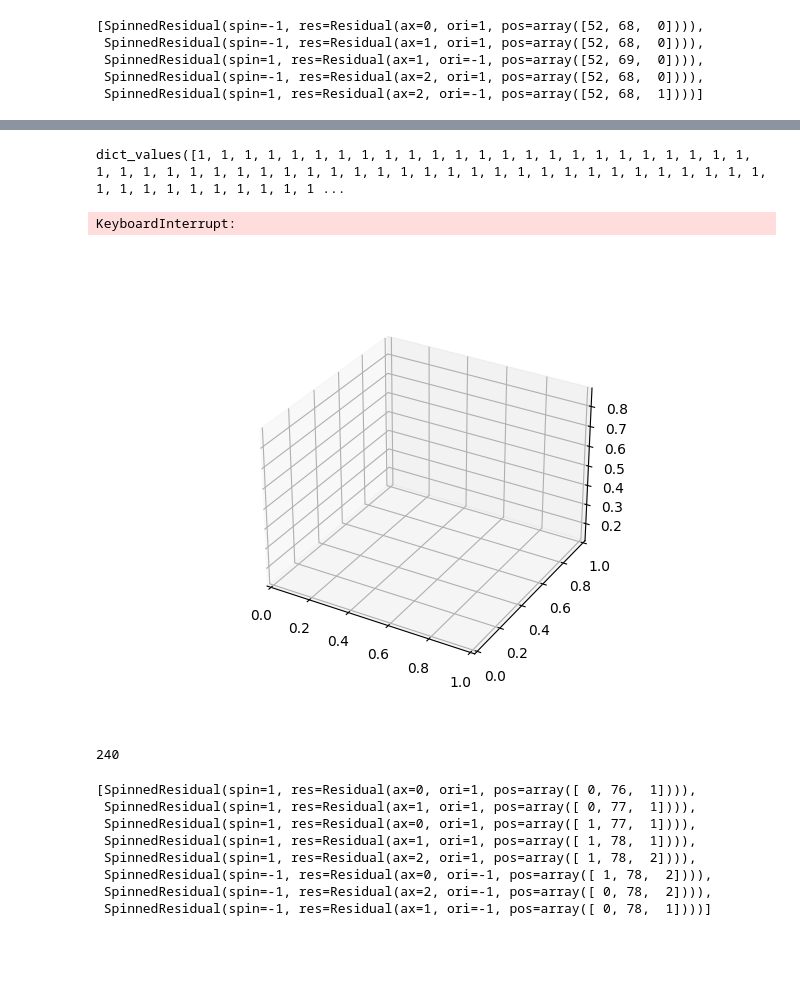
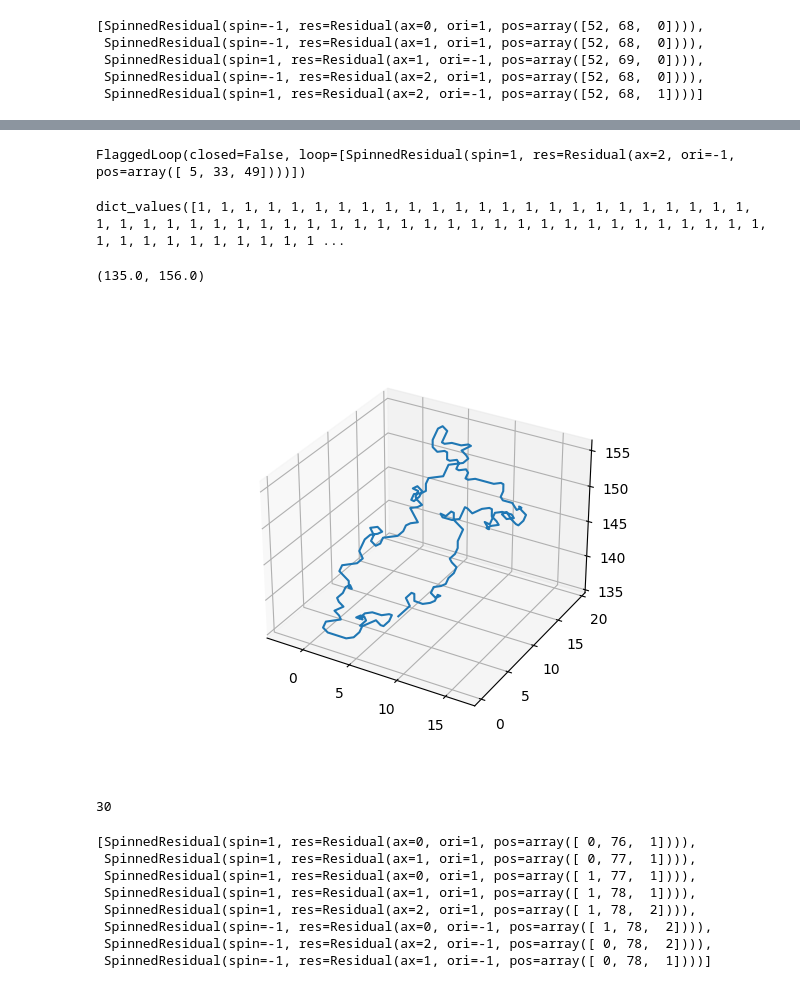
Before and after one commit to Mehdi5578/3DPU_Plateau_Problem, a Jupyter notebook: solution.ipynb, the cells around one changed output, grey strips where cells are left out. Saved outputs shown, nothing was run; the diff lists cells and outputs as text; code cells hidden in the pictures; blank space fills up the shorter version.

```diff
--- a/solution.ipynb
+++ b/solution.ipynb
@@ -109,3 +154,0 @@ for loop in loops :
-# %%
-r = unprocessed_residual(marker2)
-search_loop(SpinnedResidual(1,r),shape,marker=marker2)
@@ -114,0 +172,16 @@ FlaggedLoop(closed=False, loop=[SpinnedResidual(spin=1, res=Residual(ax=0, ori=1
+# %%
+retrouve = next_s
+k1 = 0
+for i,loop in enumerate(loops):
+    if SpinnedResidual(1,retrouve.res) in loop.loop:
+        k1 = i
+# unprocess_all(res,marker1)
+# pos1 = loops[13].loop[0]
+# d = search_loop(pos1,shape,marker1,True)
+
+# for pos in d.loop:
+
+#     print(pos,marker1[pos.res])
+loop_ret =  loops[k1].loop
+print(next_s)
+print(np.array(loop_ret))
@@ -114,0 +190,17 @@ FlaggedLoop(closed=False, loop=[SpinnedResidual(spin=1, res=Residual(ax=0, ori=1
+# %%
+retrouve = next_s2
+k = 0
+for i,loop in enumerate(loops):
+    if SpinnedResidual(1,retrouve.res) in loop.loop:
+        k = i
+# unprocess_all(res,marker1)
+# pos1 = loops[13].loop[0]
+# d = search_loop(pos1,shape,marker1,True)
+
+# for pos in d.loop:
+
+#     print(pos,marker1[pos.res])
+loop_ret2 =  loops[k].loop
+print(next_s2)
+
+print(np.array(loop_ret2))
@@ -158,0 +245,6 @@ FlaggedLoop(closed=False, loop=[SpinnedResidual(spin=1, res=Residual(ax=0, ori=1
+# %%
+pos = SpinnedResidual(spin=1, res=Residual(ax=2, ori=-1, pos=np.array([ 5, 33, 49])))
+unprocess_all(res,marker1)
+search_loop(pos,shape,marker1)
+# %% [output]
+FlaggedLoop(closed=False, loop=[SpinnedResidual(spin=1, res=Residual(ax=2, ori=-1, pos=array([ 5, 33, 49])))])
@@ -209,45 +304,46 @@ ax.set_aspect('equal')
 X = []
 Y = []
 Z = []
-for loop in loops:
-    if  loop.closed:
+for loop in loops[259:259+1]:
+    if True:
         lasso_positions = []
         for r in loop.loop:
             pos = [r.res.ax] + list(r.res.pos)
             if pos[0] == 2:
                 new_pos = [pos[1]+0.5,pos[2] + 0.5,pos[3]]
             elif pos[0] == 1:
                 new_pos = [pos[1]+0.5,pos[2],pos[3]+0.5]
             elif pos[0] == 0:
                 new_pos = [pos[1],pos[2] + 0.5,pos[3]+0.5]
 
             lasso_positions.append(new_pos)
         xs = [pos[0] for pos in lasso_positions]
         ys = [pos[1] for pos in lasso_positions]
         zs = [pos[2] for pos in lasso_positions]
         ax.plot(xs,ys,zs)
         Z = Z + zs
         X = X + xs
         Y = Y + ys
 
 X = np.array(X)
 Y = np.array(Y)
 Z = np.array(Z)
 max_range = np.array([X.max()-X.min(), Y.max()-Y.min(), Z.max()-Z.min()]).max() / 2.0 + 0.5
 
 mid_x = (X.max()+X.min()) * 0.5
 mid_y = (Y.max()+Y.min()) * 0.5
 mid_z = (Z.max()+Z.min()) * 0.5
 ax.set_xlim(mid_x - max_range, mid_x + max_range)
 ax.set_ylim(mid_y - max_range, mid_y + max_range)
 ax.set_zlim(mid_z - max_range, mid_z + max_range)
 # %% [output]
-KeyboardInterrupt:
+(135.0, 156.0)
-[figure, old version]
+[figure, new version]
-# %%
-len(marker.items())
-# %% [output]
-240
+# %%
+# len(set(loops[k1].loop))
+len(loops[k1].loop)
+# %% [output]
+30
 # %%
 def search_loop(start: SpinnedResidual, shape, marker: ResidualMarker, reverse: bool = False) -> FlaggedLoop:
     loop = []
```
Also changed, not shown: parts of 26 cells of this notebook, 1 other file.
